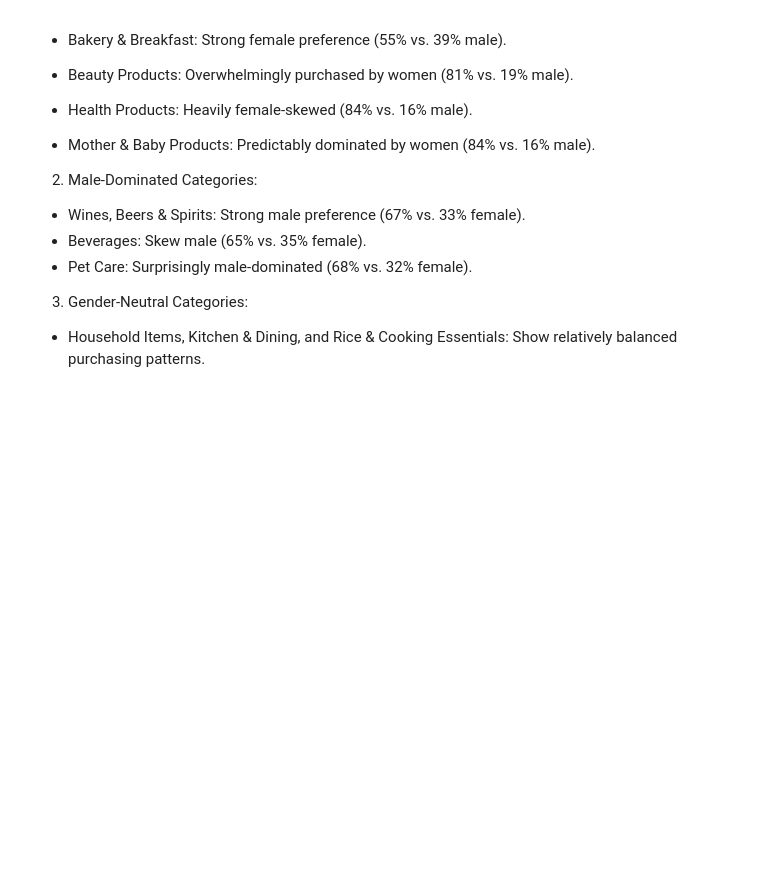
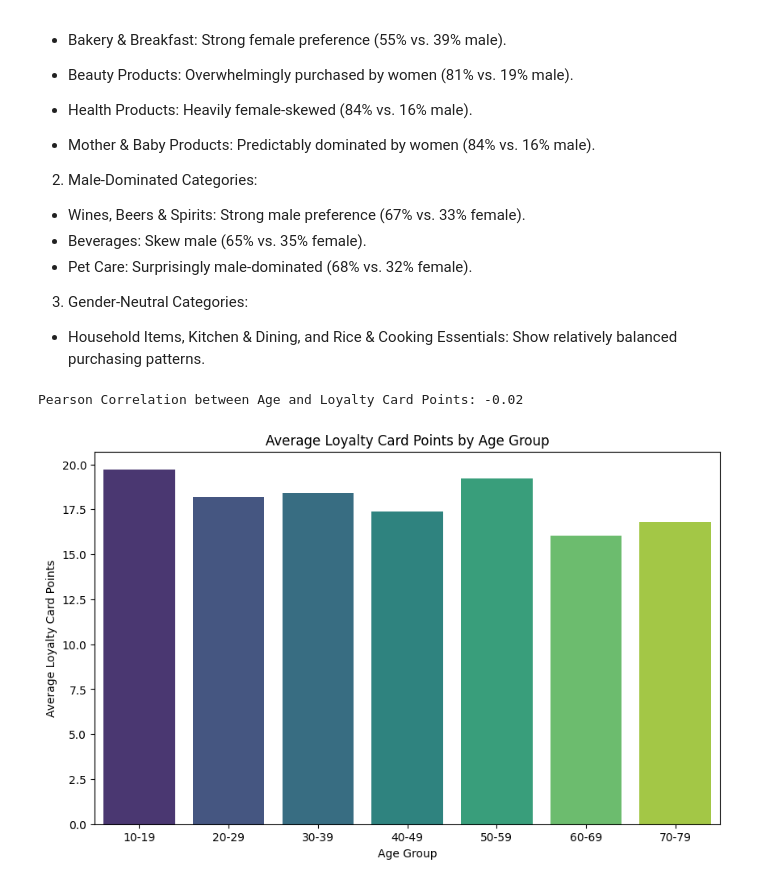
Before and after one commit to KharchenkoAnastasia/customer_analysis_grocery_chain, a Jupyter notebook: customer_analysis_grocery_chain.ipynb, the cells around one changed output. Saved outputs shown, nothing was run; the diff lists cells and outputs as text; code cells hidden in the pictures; blank space fills up the shorter version.

```diff
--- a/customer_analysis_grocery_chain.ipynb
+++ b/customer_analysis_grocery_chain.ipynb
@@ -603,3 +614,20 @@ The graph "Comparison of Product Categories by Gender" reveals distinct purchasi
 3.   Gender-Neutral Categories:
 
 *   Household Items, Kitchen & Dining, and Rice & Cooking Essentials: Show relatively balanced purchasing patterns.
+# %%
+# Calculate average loyalty points by age group
+avg_loyalty_by_age = df.groupby('Age Group', observed=False)['Loyalty Card Points'].mean().reset_index()
+
+# Correlation between Age and Loyalty Card Points
+correlation = df['Age'].corr(df['Loyalty Card Points'])
+print(f"Pearson Correlation between Age and Loyalty Card Points: {correlation:.2f}")
+
+plt.figure(figsize=(10, 6))
+sns.barplot(x='Age Group', y='Loyalty Card Points', hue='Age Group', data=avg_loyalty_by_age, palette='viridis', legend=False)
+plt.title('Average Loyalty Card Points by Age Group')
+plt.xlabel('Age Group')
+plt.ylabel('Average Loyalty Card Points')
+plt.show()
+# %% [output]
+Pearson Correlation between Age and Loyalty Card Points: -0.02
+[figure, added]
```
Also changed, not shown: parts of 2 cells of this notebook.
